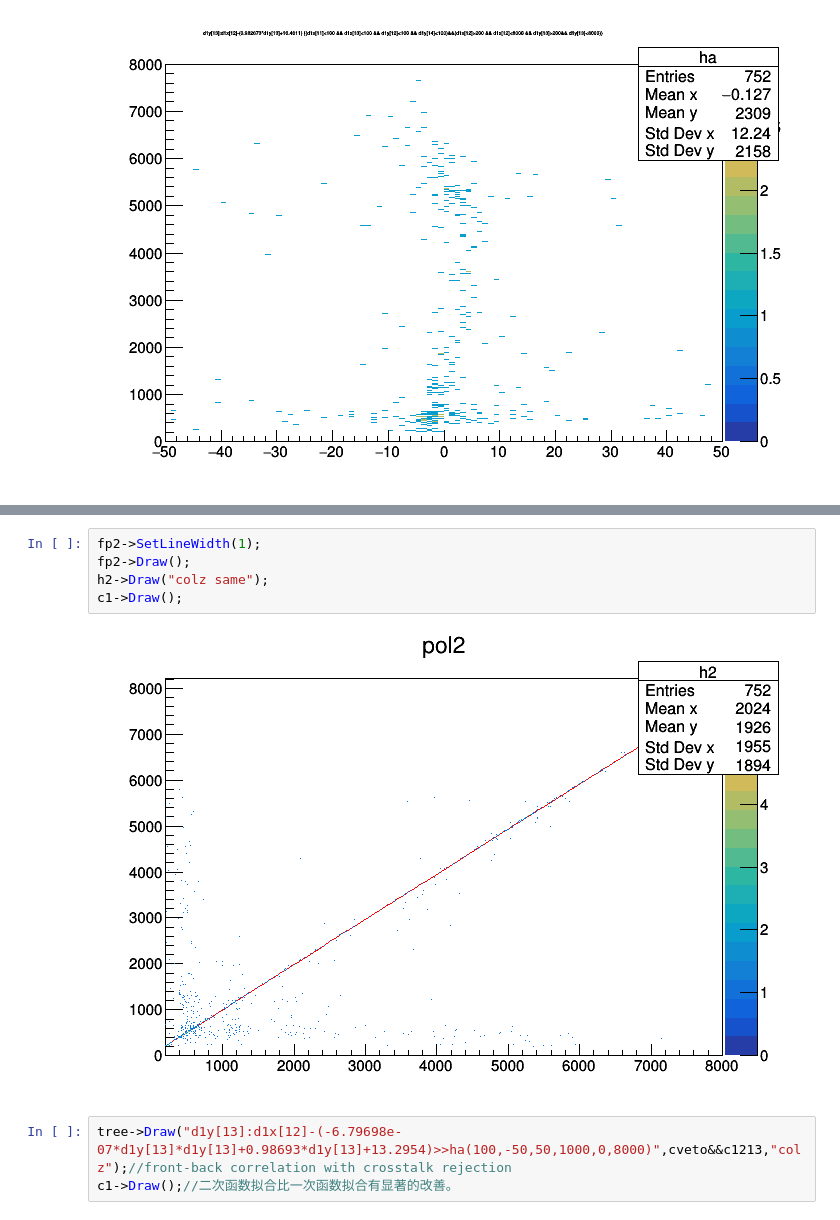
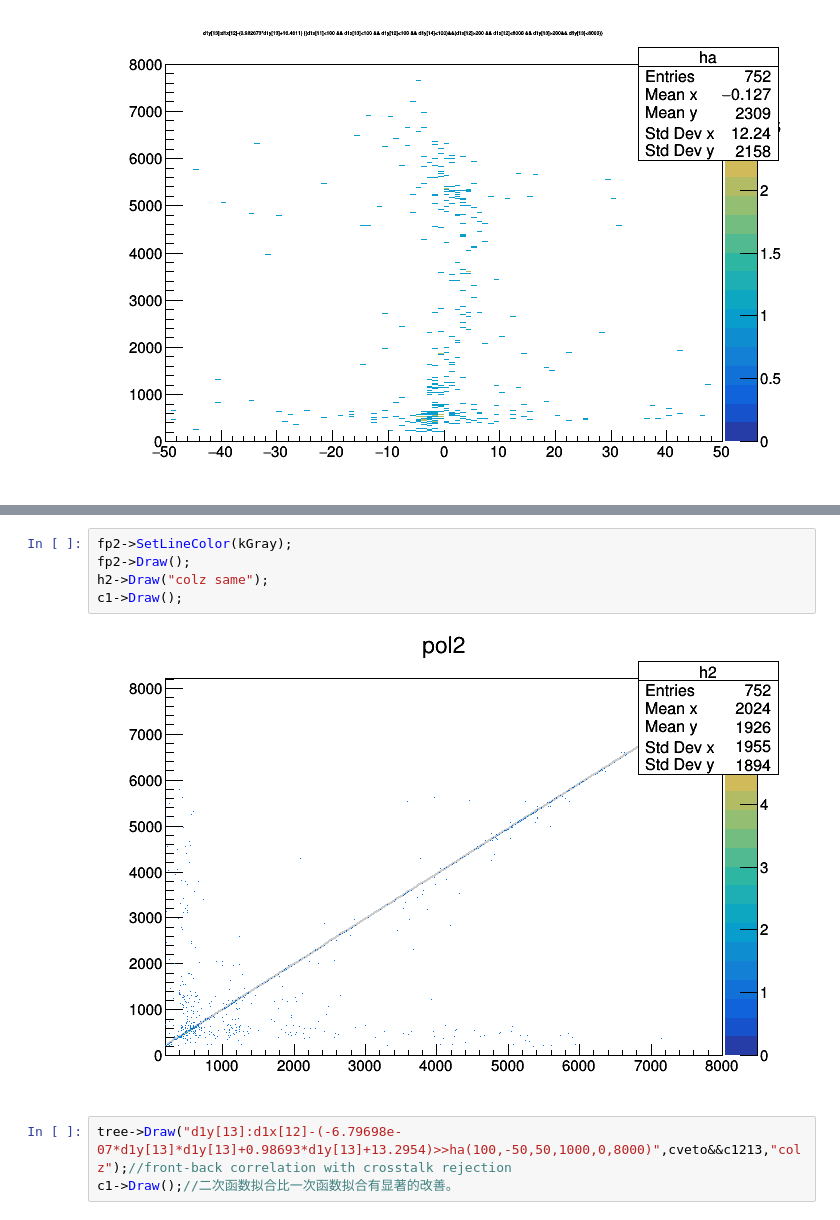
Before and after one commit to pkuNucExp/Data-Analysis-Course, a Jupyter notebook: chapt2/DSSD/front-back/dssd front-back.ipynb, the cells around one changed output, grey strips where cells are left out. Cells and saved outputs as stored; diff of their text form.

```diff
--- a/chapt2/DSSD/front-back/dssd front-back.ipynb
+++ b/chapt2/DSSD/front-back/dssd front-back.ipynb
@@ -155,12 +166,12 @@ p0                        =      13.2954
 p1                        =      0.98693
 p2                        = -6.79698e-07
 # %%
-fp2->SetLineWidth(1);
+fp2->SetLineColor(kGray);
 fp2->Draw();
 h2->Draw("colz same");
 c1->Draw();
 # %% [output]
-[figure, old version]
+[figure, new version]
 # %%
 tree->Draw("d1y[13]:d1x[12]-(-6.79698e-07*d1y[13]*d1y[13]+0.98693*d1y[13]+13.2954)>>ha(100,-50,50,1000,0,8000)",cveto&&c1213,"colz");//front-back correlation with crosstalk rejection
 c1->Draw();//二次函数拟合比一次函数拟合有显著的改善。
```
Also changed, not shown: parts of 9 cells of this notebook, 1 other file.
